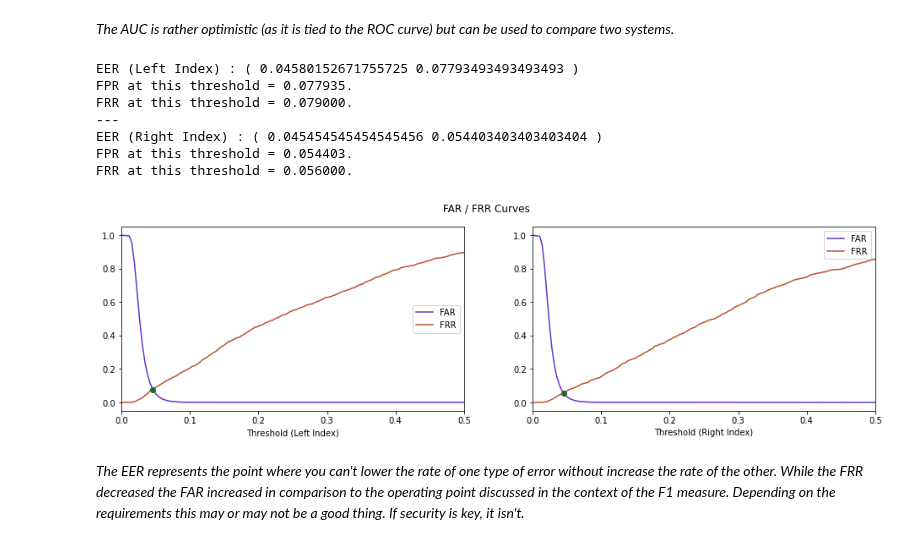
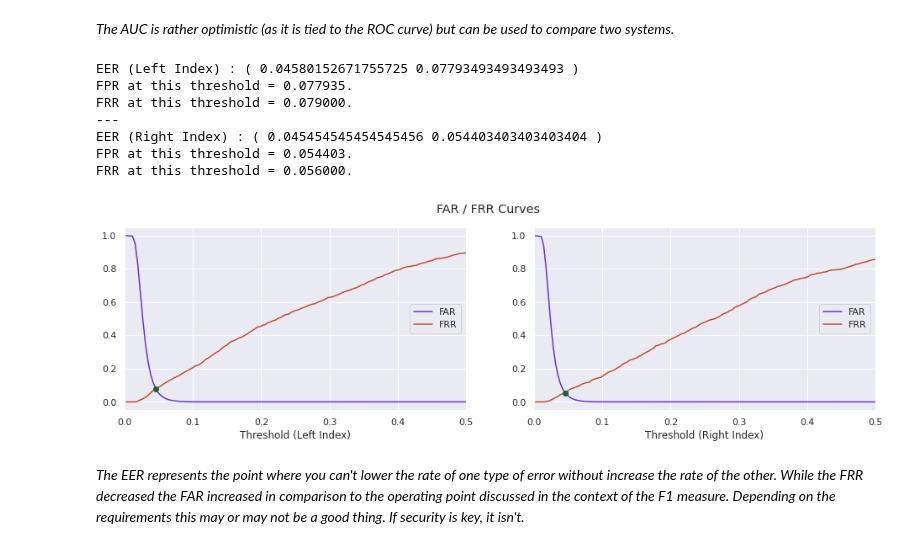
Before and after one commit to BrunoVandekerkhove/biometric-systems, a Jupyter notebook: evaluation/evaluation.ipynb, the cells around one changed output. Drawn from its saved outputs; the diff is of its cells as text; code cells hidden in the pictures.

```diff
--- a/evaluation/evaluation.ipynb
+++ b/evaluation/evaluation.ipynb
@@ -28,3 +23,5 @@ import os
 import pandas as pd # data analysis
 from tqdm.notebook import tqdm as tqdm_notebook # progress bar
 import BSSR1
+import seaborn as sns
+sns.set(style="darkgrid")
@@ -250,8 +188,8 @@ from sklearn.metrics import roc_curve
 #    return len(genuine_scores[genuine_scores >= threshold]) / float(len(genuine_scores))
 #print("FPR (threshold = % .1f) : % f" % (default, fpr()))
 #print("TPR (threshold = % .1f) : % f" % (default, tpr()))
-li_fpr, li_tpr, li_thresholds = roc_curve(li_genuine_id, li_scores)
-ri_fpr, ri_tpr, ri_thresholds = roc_curve(ri_genuine_id, ri_scores)
+li_fpr, li_tpr, li_roc_thresholds = roc_curve(li_genuine_id, li_scores)
+ri_fpr, ri_tpr, ri_roc_thresholds = roc_curve(ri_genuine_id, ri_scores)
 # %%
 """Plot FAR and FRR as a function of matching scores."""
 #thresholds = np.linspace(0.0,1.0,100).tolist()
@@ -463,45 +409,45 @@ ROC AUC (Right Index) =  0.982661
 # %%
 """Calculate (by approximation) the EER and plot it on the FAR-FRR curve."""
 
 # Calculate index in array where difference between FNR and FPR is smallest
 #  - you can use an interpolated or discrete approximation, both are fine
 #  - avoid using a library for this assignment
 li_differences = [abs((1-x)-y) for (x,y) in zip(li_tpr, li_fpr)]
 li_min_index = li_differences.index(min(li_differences))
 ri_differences = [abs((1-x)-y) for (x,y) in zip(ri_tpr, ri_fpr)]
 ri_min_index = ri_differences.index(min(ri_differences))
 #li_min_index = np.nanargmin(np.absolute(((1-li_tpr) - li_fpr)))
 #ri_min_index = np.nanargmin(np.absolute(((1-ri_tpr) - ri_fpr)))
-print("EER (Left Index) : (", li_thresholds[li_min_index], li_fpr[li_min_index], ")")
-print("FPR at this threshold = %f." % (len(li_imposter[li_imposter >= li_thresholds[li_min_index]]) / float(len(li_imposter))))
-print("FRR at this threshold = %f." % (len(li_genuine[li_genuine < li_thresholds[li_min_index]]) / float(len(li_genuine))))
+print("EER (Left Index) : (", li_roc_thresholds[li_min_index], li_fpr[li_min_index], ")")
+print("FPR at this threshold = %f." % (len(li_imposter[li_imposter >= li_roc_thresholds[li_min_index]]) / float(len(li_imposter))))
+print("FRR at this threshold = %f." % (len(li_genuine[li_genuine < li_roc_thresholds[li_min_index]]) / float(len(li_genuine))))
 print("---")
-print("EER (Right Index) : (", ri_thresholds[ri_min_index], ri_fpr[ri_min_index], ")")
-print("FPR at this threshold = %f." % (len(ri_imposter[ri_imposter >= ri_thresholds[ri_min_index]]) / float(len(ri_imposter))))
-print("FRR at this threshold = %f." % (len(ri_genuine[ri_genuine < ri_thresholds[ri_min_index]]) / float(len(ri_genuine))))
+print("EER (Right Index) : (", ri_roc_thresholds[ri_min_index], ri_fpr[ri_min_index], ")")
+print("FPR at this threshold = %f." % (len(ri_imposter[ri_imposter >= ri_roc_thresholds[ri_min_index]]) / float(len(ri_imposter))))
+print("FRR at this threshold = %f." % (len(ri_genuine[ri_genuine < ri_roc_thresholds[ri_min_index]]) / float(len(ri_genuine))))
 
 # Plot EER
 figure, axes = plt.subplots(ncols=2, figsize=(16,4))
 figure.suptitle('FAR / FRR Curves')
-axes[0].scatter(li_thresholds[li_min_index], li_fpr[li_min_index], color=(0.1,0.4,0.2), zorder=3)
-axes[0].plot(li_thresholds, li_fpr, color=(0.4,0.2,0.8), label='FAR')
-axes[0].plot(li_thresholds, 1-li_tpr, color=(0.75,0.3,0.2), label='FRR')
+axes[0].scatter(li_roc_thresholds[li_min_index], li_fpr[li_min_index], color=(0.1,0.4,0.2), zorder=3)
+axes[0].plot(li_roc_thresholds, li_fpr, color=(0.4,0.2,0.8), label='FAR')
+axes[0].plot(li_roc_thresholds, 1-li_tpr, color=(0.75,0.3,0.2), label='FRR')
 axes[0].set(xlabel='Threshold (Left Index)', xlim=[0.0,0.5])
 axes[0].legend();
-axes[1].scatter(ri_thresholds[ri_min_index], ri_fpr[ri_min_index], color=(0.1,0.4,0.2), zorder=3)
-axes[1].plot(ri_thresholds, ri_fpr, color=(0.4,0.2,0.8), label='FAR')
-axes[1].plot(ri_thresholds, 1-ri_tpr, color=(0.75,0.3,0.2), label='FRR')
+axes[1].scatter(ri_roc_thresholds[ri_min_index], ri_fpr[ri_min_index], color=(0.1,0.4,0.2), zorder=3)
+axes[1].plot(ri_roc_thresholds, ri_fpr, color=(0.4,0.2,0.8), label='FAR')
+axes[1].plot(ri_roc_thresholds, 1-ri_tpr, color=(0.75,0.3,0.2), label='FRR')
 axes[1].set(xlabel='Threshold (Right Index)', xlim=[0.0,0.5])
 axes[1].legend();
 # %% [output]
 EER (Left Index) : ( 0.04580152671755725 0.07793493493493493 )
 FPR at this threshold = 0.077935.
 FRR at this threshold = 0.079000.
 ---
 EER (Right Index) : ( 0.045454545454545456 0.054403403403403404 )
 FPR at this threshold = 0.054403.
 FRR at this threshold = 0.056000.
-[figure, old version]
+[figure, new version]
 # %% [markdown]
 *The EER represents the point where you can't lower the rate of one type of error without increase the rate of the other. While the FRR decreased the FAR increased in comparison to the operating point discussed in the context of the F1 measure. Depending on the requirements this may or may not be a good thing. If security is key, it isn't.*
 # %%
```
Also changed, not shown: parts of 37 cells of this notebook.
